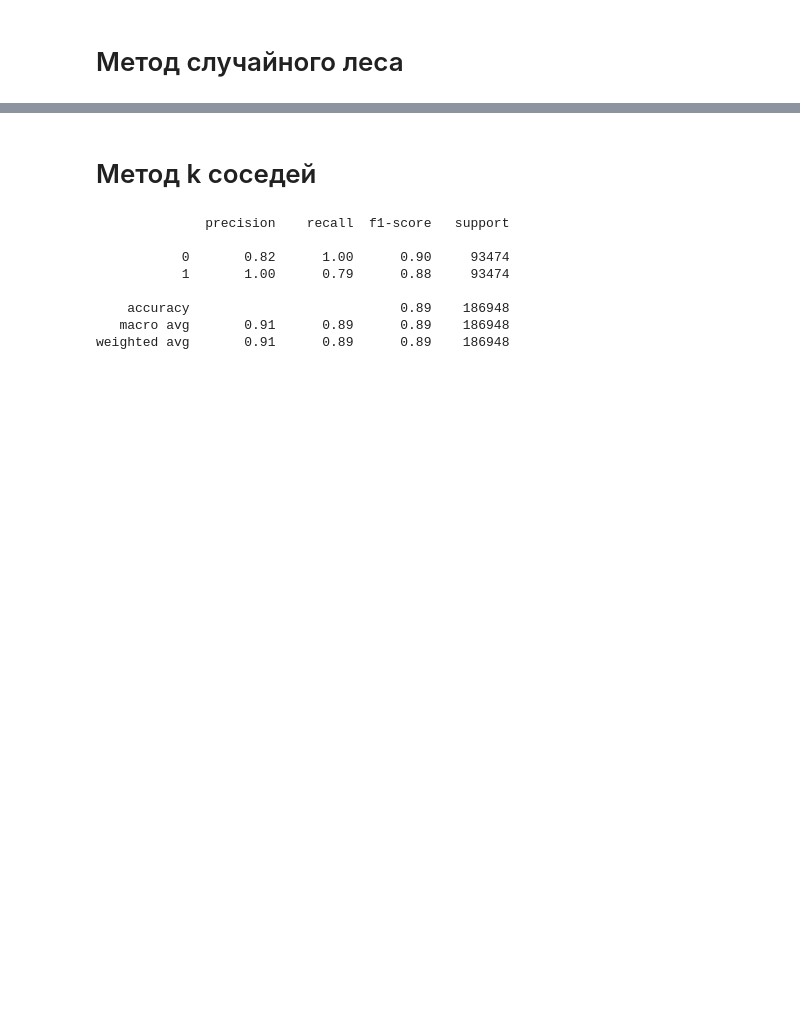
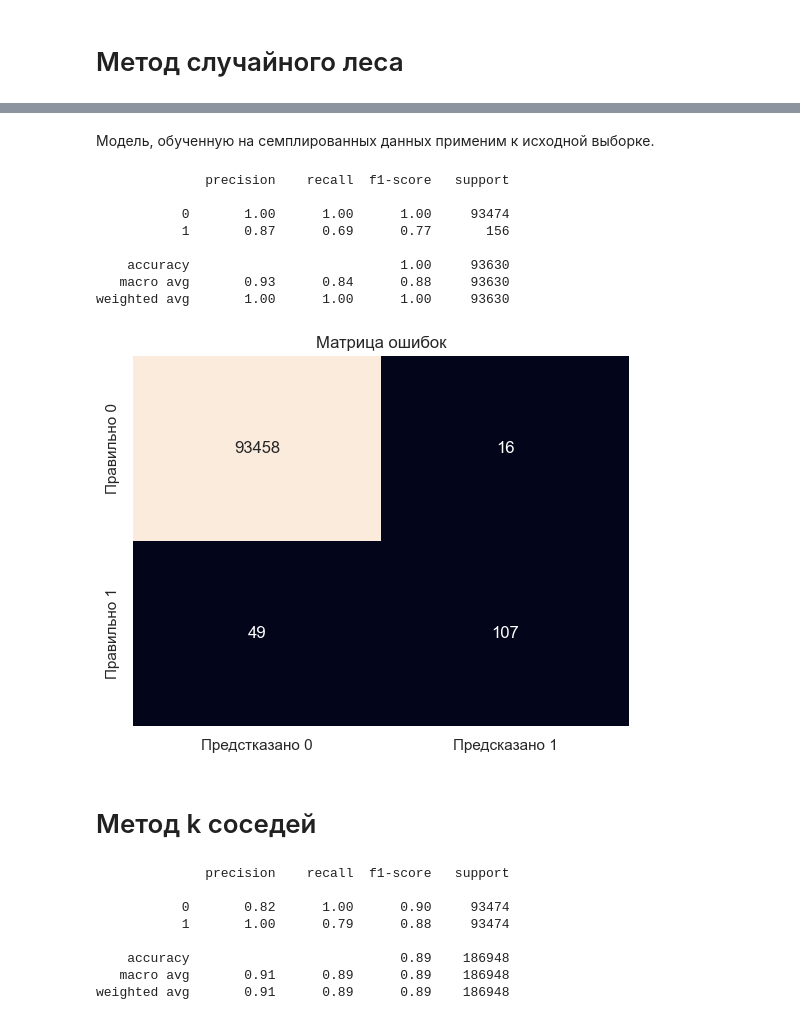
Before and after one commit to Misha-Ivlev/ML2, a Jupyter notebook: credit_card_HW.ipynb, the cells around one changed output, grey strips where cells are left out. Cells and saved outputs as stored; diff of their text form; code cells hidden in the pictures; blank space fills up the shorter version.

```diff
--- a/credit_card_HW.ipynb
+++ b/credit_card_HW.ipynb
@@ -186,3 +218,28 @@ weighted avg       0.89      0.87      0.86    186948
+# %% [markdown]
+Модель, обученную на семплированных данных применим к исходной выборке.
+# %%
+prediction = random_forest.predict(X_test)
+print(classification_report(y_test, prediction))
+
+Conf_Mat = confusion_matrix(y_test, prediction)
+
+sns.heatmap(Conf_Mat, annot=True, fmt="d", cbar=False,
+            xticklabels=['Предстказано 0', 'Предсказано 1'],
+            yticklabels=['Правильно 0', 'Правильно 1'])
+
+
+plt.title('Матрица ошибок')
+plt.show()
+# %% [output]
+              precision    recall  f1-score   support
+
+           0       1.00      1.00      1.00     93474
+           1       0.87      0.69      0.77       156
+
+    accuracy                           1.00     93630
+   macro avg       0.93      0.84      0.88     93630
+weighted avg       1.00      1.00      1.00     93630
+[figure, added]
 # %% [markdown]
 # Метод k соседей
 # %%
```
Also changed, not shown: parts of 18 cells of this notebook.
